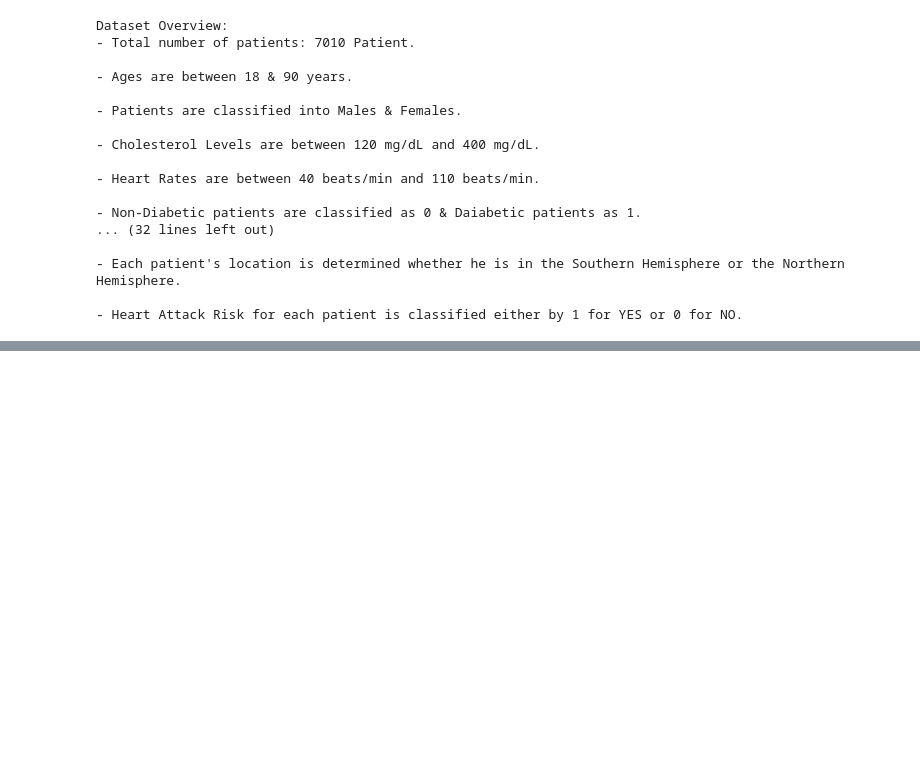
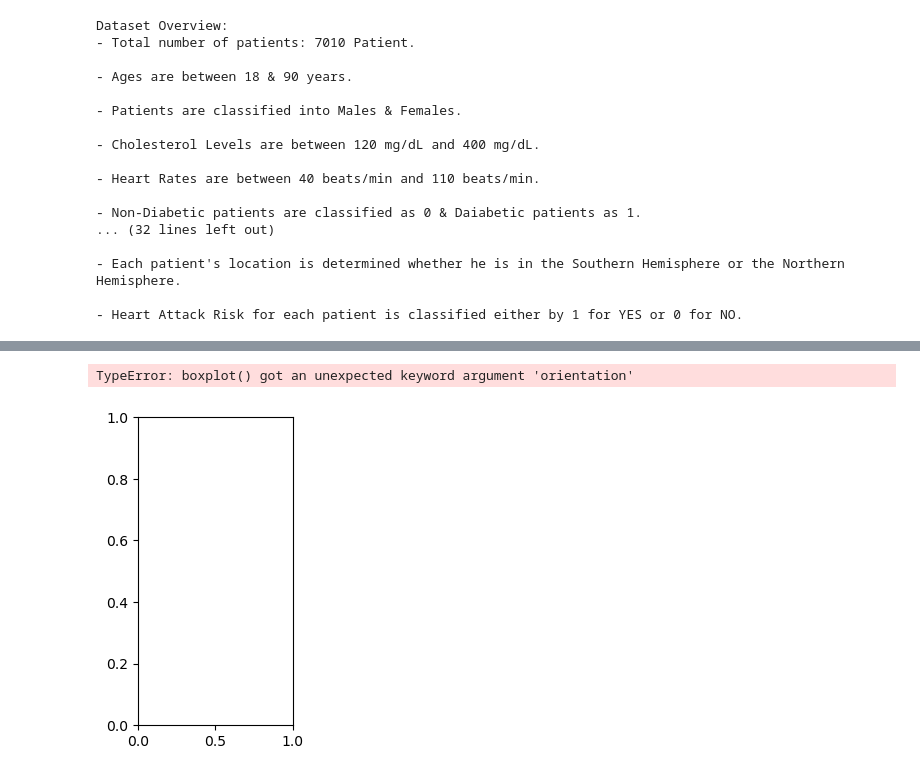
Before and after one commit to hend-a-ghafour/Heart_Attack_Risk_Analysis, a Jupyter notebook: Heart_Attack_Risk_Analysis.ipynb, the cells around one changed output, grey strips where cells are left out. Drawn from its saved outputs; the diff is of its cells as text; code cells hidden in the pictures; blank space fills up the shorter version.

Commit message:
Boxplots

```diff
--- a/Heart_Attack_Risk_Analysis.ipynb
+++ b/Heart_Attack_Risk_Analysis.ipynb
@@ -208,0 +205,5 @@ df.hist(figsize=(20,20));
+# %%
+df_stats= df.describe()\
+.loc[:,['Age', 'Cholesterol','Heart Rate','Exercise Hours Per Week','Stress Level','Sedentary Hours Per Day','Income','BMI','Triglycerides','Physical Activity Days Per Week','Sleep Hours Per Day']]\
+.astype('int64')
+df_stats
@@ -208,0 +222,12 @@ df.hist(figsize=(20,20));
+# %%
+plt.subplots(figsize = (2,4))
+# Five Number summary (Age)
+plt.boxplot(df_stats.Age.iloc[1:],showmeans= True,meanline  = True,showcaps = True,medianprops={ "color" : "#ffb563","linewidth": 2},
+            boxprops={"color":"black","linewidth": 1},whiskerprops={"color": "black", "linewidth": 1},
+            capprops={"color": "black", "linewidth": 1},meanprops = {"color": "#80B4ae","linewidth": 1 },orientation='horizontal')
+for i, v in enumerate(df_stats.iloc[[1,3,4,5,6,7],0]):
+  plt.text(1.1,v,f'{v:.0f} yrs', ha='left', va='center',fontsize=6)
+plt.xticks([1],['Age'], fontsize = 10);
+# %% [output]
+TypeError: boxplot() got an unexpected keyword argument 'orientation'
+[figure, added]
```
Also changed, not shown: parts of 5 cells of this notebook.
